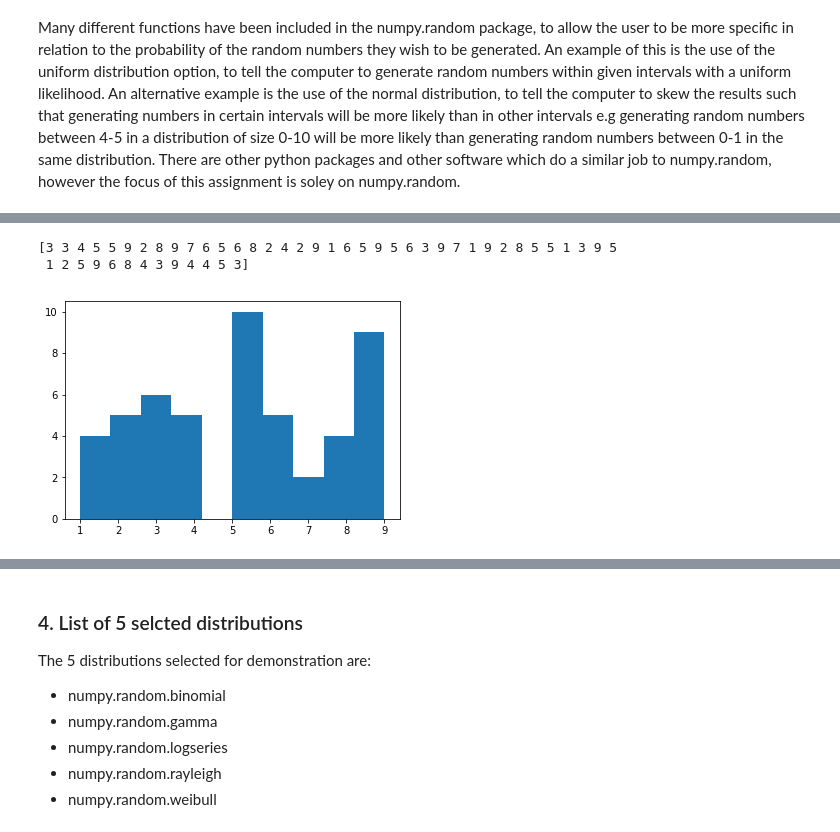
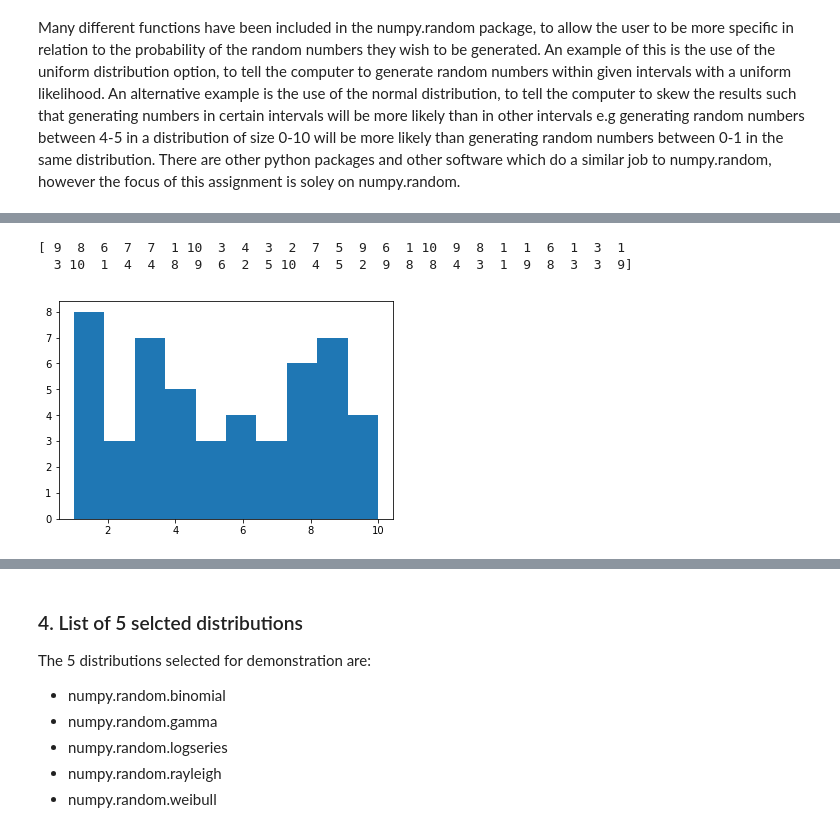
Before and after one commit to G00364756/52465---Programming-for-Data-Analysis---Assignments, a Jupyter notebook: Numpy Investigation.ipynb, the cells around one changed output, grey strips where cells are left out. Drawn from its saved outputs; the diff is of its cells as text; code cells hidden in the pictures.

Commit message:
Added images and discriptions of functions

```diff
--- a/Numpy Investigation.ipynb
+++ b/Numpy Investigation.ipynb
@@ -64,11 +123,11 @@ plt.show()
 # %%
 # "random_integer" function is deprecated "randint" is now used instead.
 # "randint" outputs values from a user defined range (e.g. Range = 1-10) for a user defined number of values (e.g. n = 50)
-x2 = np.randint(1,10,50)
+x2 = npr.randint(1,11,50)
 print(x2)
 plt.hist(x2)
 plt.show()
 # %% [output]
-[3 3 4 5 5 9 2 8 9 7 6 5 6 8 2 4 2 9 1 6 5 9 5 6 3 9 7 1 9 2 8 5 5 1 3 9 5
- 1 2 5 9 6 8 4 3 9 4 4 5 3]
+[ 9  8  6  7  7  1 10  3  4  3  2  7  5  9  6  1 10  9  8  1  1  6  1  3  1
+  3 10  1  4  4  8  9  6  2  5 10  4  5  2  9  8  8  4  3  1  9  8  3  3  9]
-[figure, old version]
+[figure, new version]
```
Also changed, not shown: parts of 30 cells of this notebook, 4 other files.
